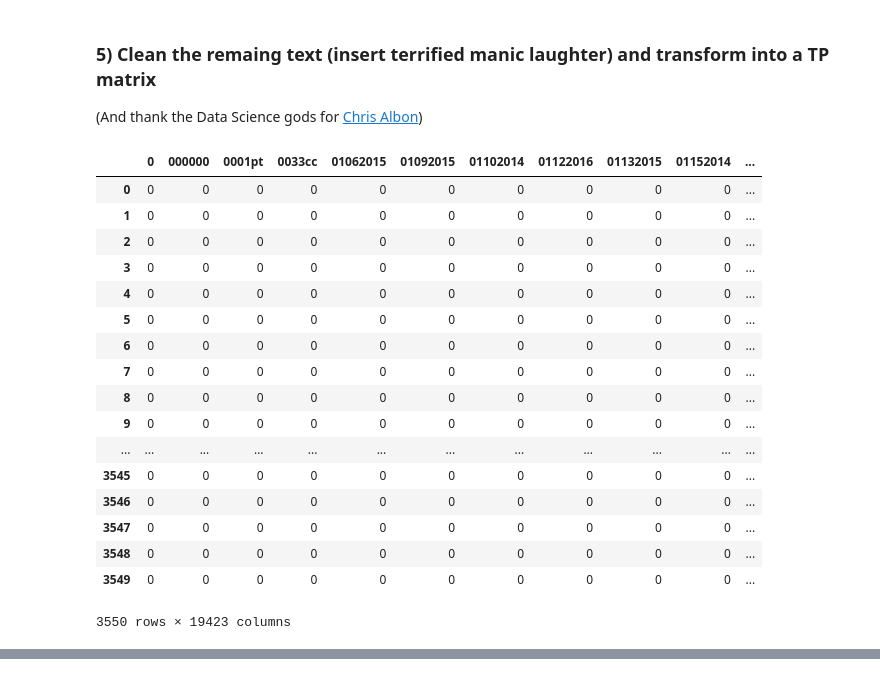
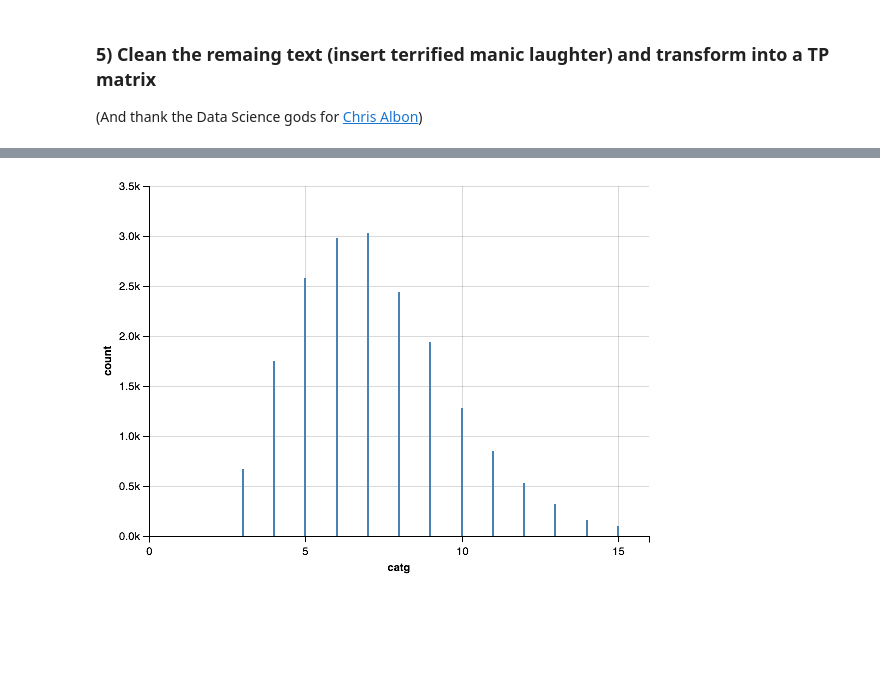
Before and after one commit to BEugeneSmith/PodcastAnalysis2017, a Jupyter notebook: ExplorationNotebook_upd110717.ipynb, the cells around one changed output, grey strips where cells are left out. Saved outputs shown, nothing was run; the diff lists cells and outputs as text; code cells hidden in the pictures; blank space fills up the shorter version.

```diff
--- a/ExplorationNotebook_upd110717.ipynb
+++ b/ExplorationNotebook_upd110717.ipynb
@@ -321,8 +321,13 @@ import re
 
 from nltk.tokenize import word_tokenize
 from nltk.corpus import stopwords
+# %%
+x = podcast_data['description']
+htmlTxt = x.replace('<[a-z]{,5}>','',regex=True) # get rid of HTML tags
+punct = htmlTxt.replace('[^a-z ]','',regex=True) # clean up punctuations
+cleanSpaces = punct.replace(' {2,}',' ',regex=True) # clean up all of the multiple-space collections
 # %%
-descriptions = podcast_data['description'].astype(str).apply(word_tokenize)
+descriptions = cleanSpaces.astype(str).apply(word_tokenize)
 
 regex = re.compile('[%s]' % re.escape(string.punctuation))
 
@@ -359,27 +364,31 @@ for term in allTerms:
 for ix,wordVec in enumerate(testdata): # make sure to yodatethe test data
     for word in PresHash.keys():
         if word in list(set(wordVec)):
-            PresHash[word][ix] = 1
+            PresHash[word][ix] +=1
 
 term_presence_matrix = pd.DataFrame(PresHash)
-# %%
-term_presence_matrix
-# %% [output]
-|  | 0 | 000000 | 0001pt | 0033cc | 01062015 | 01092015 | 01102014 | 01122016 | 01132015 | 01152014 | ... |
-| 0 | 0 | 0 | 0 | 0 | 0 | 0 | 0 | 0 | 0 | 0 | ... |
-| 1 | 0 | 0 | 0 | 0 | 0 | 0 | 0 | 0 | 0 | 0 | ... |
-| 2 | 0 | 0 | 0 | 0 | 0 | 0 | 0 | 0 | 0 | 0 | ... |
-| 3 | 0 | 0 | 0 | 0 | 0 | 0 | 0 | 0 | 0 | 0 | ... |
-| 4 | 0 | 0 | 0 | 0 | 0 | 0 | 0 | 0 | 0 | 0 | ... |
-| 5 | 0 | 0 | 0 | 0 | 0 | 0 | 0 | 0 | 0 | 0 | ... |
-| 6 | 0 | 0 | 0 | 0 | 0 | 0 | 0 | 0 | 0 | 0 | ... |
-| 7 | 0 | 0 | 0 | 0 | 0 | 0 | 0 | 0 | 0 | 0 | ... |
-| 8 | 0 | 0 | 0 | 0 | 0 | 0 | 0 | 0 | 0 | 0 | ... |
-| 9 | 0 | 0 | 0 | 0 | 0 | 0 | 0 | 0 | 0 | 0 | ... |
-| ... | ... | ... | ... | ... | ... | ... | ... | ... | ... | ... | ... |
-| 3545 | 0 | 0 | 0 | 0 | 0 | 0 | 0 | 0 | 0 | 0 | ... |
-| 3546 | 0 | 0 | 0 | 0 | 0 | 0 | 0 | 0 | 0 | 0 | ... |
-| 3547 | 0 | 0 | 0 | 0 | 0 | 0 | 0 | 0 | 0 | 0 | ... |
-| 3548 | 0 | 0 | 0 | 0 | 0 | 0 | 0 | 0 | 0 | 0 | ... |
-| 3549 | 0 | 0 | 0 | 0 | 0 | 0 | 0 | 0 | 0 | 0 | ... |
-3550 rows × 19423 columns
+# %%
+filteredTerms = []
+for term in term_presence_matrix.columns:
+    if len(term)<=15 and len(term)>=3\
+        and 'www' not in term\
+        and 'http' not in term:
+        filteredTerms.append(term)
+
+term_presence_matrix_filt = term_presence_matrix[filteredTerms]
+# %%
+from collections import Counter
+
+strlens = []
+for i in term_presence_matrix_filt.columns:
+#     print(i)
+    strlens.append(len(i))
+coll = Counter(strlens)
+
+dfColl = pd.DataFrame({'catg':list(coll.keys()),'count':list(coll.values())})
+alt.Chart(dfColl
+         ).mark_bar().encode(
+    y='count',
+    x='catg'
+)
+# %% [output]
@@ -385,0 +396 @@ term_presence_matrix
+[figure, added]
```
Also changed, not shown: parts of 9 cells of this notebook.
